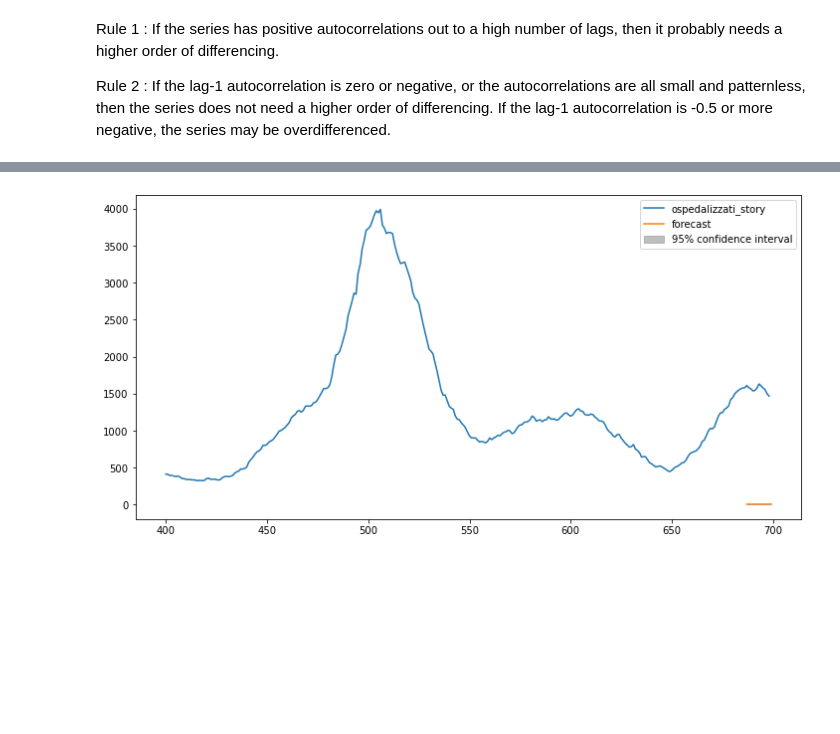
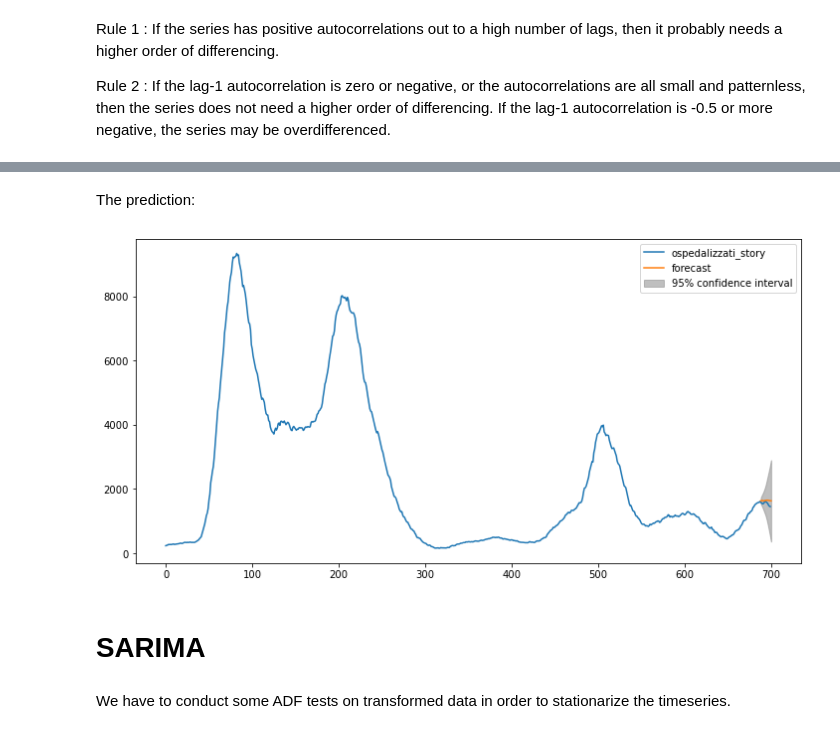
Before and after one commit to virtualmartire/lombacovid, a Jupyter notebook: ML/arima.ipynb, the cells around one changed output, grey strips where cells are left out. Saved outputs shown, nothing was run; the diff lists cells and outputs as text; code cells hidden in the pictures; blank space fills up the shorter version.

```diff
--- a/ML/arima.ipynb
+++ b/ML/arima.ipynb
@@ -58,3 +88,5 @@ look-up table. The actual p-value is smaller than the p-value returned.
+# %%
+fitted_timeseries = timeseries
 # %% [markdown]
 Rule 1 : If the series has positive autocorrelations out to a high number of lags, then it probably needs a higher order of differencing.
 
@@ -196,10 +180,17 @@ prediction
+# %% [markdown]
+The prediction:
 # %%
-model = ARIMA(endog=np.log(timeseries).dropna()[:-12], order=(1,2,2))
-res_111 = model.fit()
+pred_len = 12
+
+model = ARIMA(endog=fitted_timeseries[:-pred_len], order=(12,2,2))
+result = model.fit()
 
 fig, ax = plt.subplots(figsize=(12, 6))
-timeseries[400:].plot(ax=ax)
+fitted_timeseries.plot(ax=ax)
 
-ax = plot_predict(res_111, start=687, end=699, dynamic=True, plot_insample=False, ax=ax)
+ax = plot_predict(result, start=len(fitted_timeseries.values)-pred_len, end=len(fitted_timeseries.values),
+                    dynamic=True, plot_insample=False, ax=ax)
 # %% [output]
-[figure, old version]
+[figure, new version]
+# %% [markdown]
+# SARIMA
@@ -205,0 +199,2 @@ ax = plot_predict(res_111, start=687, end=699, dynamic=True, plot_insample=False
+# %% [markdown]
+We have to conduct some ADF tests on transformed data in order to stationarize the timeseries.
```
Also changed, not shown: parts of 22 cells of this notebook, 1 other file.
